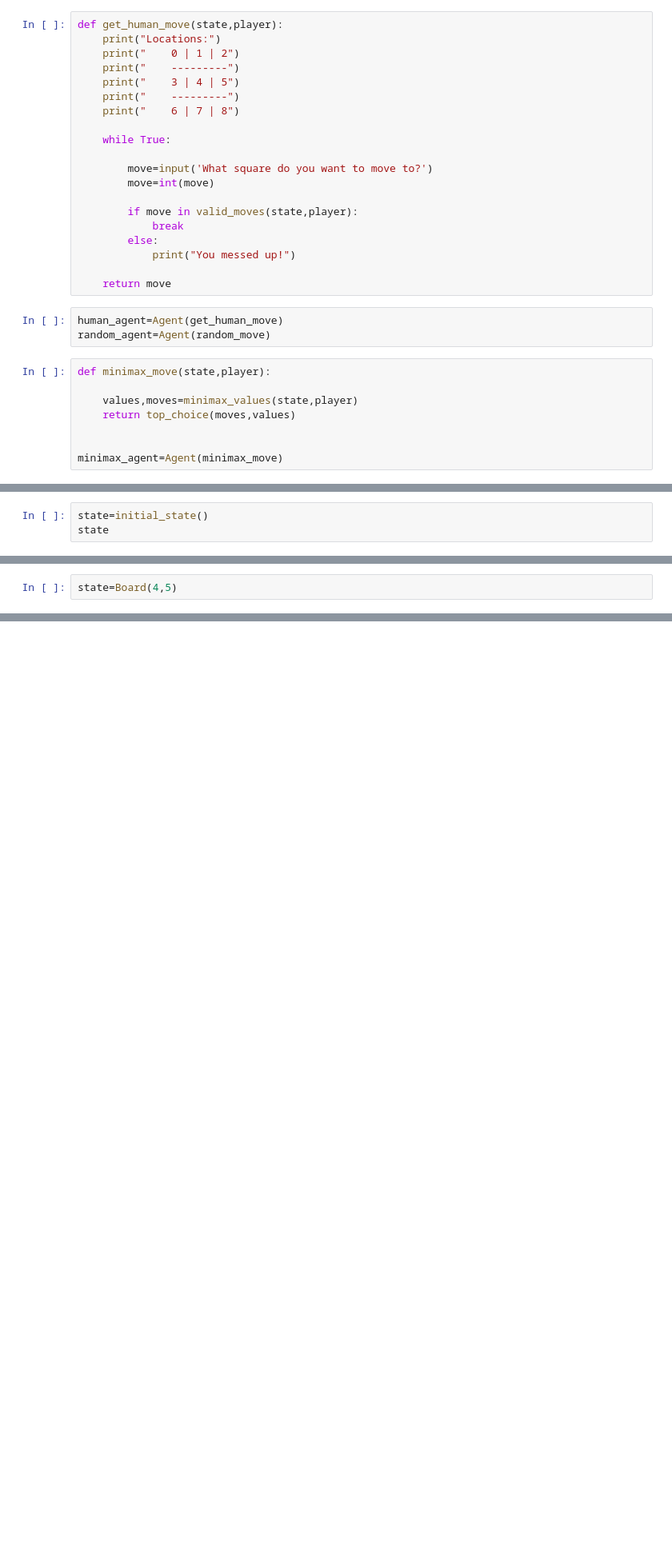
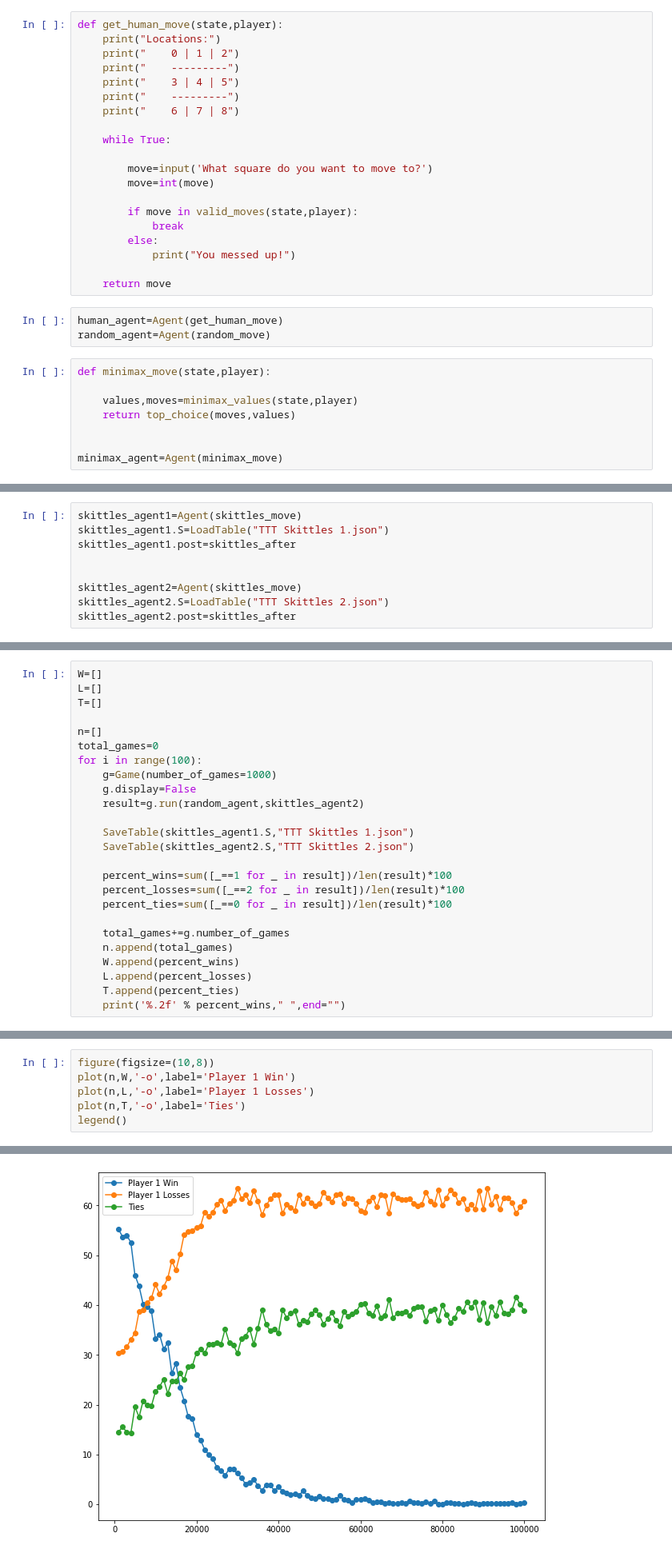
Before and after one commit to bblais/AI-and-Robotics-Fall-2019-Class-Notebooks, a Jupyter notebook: 2019-9-20 - TTT Minimax.ipynb, the cells around one changed output, grey strips where cells are left out. Shown: that part at 80% size. Drawn from its saved outputs; the diff is of its cells as text; blank space fills up the shorter version.

Commit message:
tic tac toe skittles agent

```diff
--- a/2019-9-20 - TTT Minimax.ipynb
+++ b/2019-9-20 - TTT Minimax.ipynb
@@ -216,3 +112,0 @@ g.run(random_agent,minimax_agent)
-# %%
-state=initial_state()
-state
@@ -243,2 +112,0 @@ values,moves
-# %%
-state=Board(4,5)
@@ -252,0 +149,9 @@ state.rc_from_index(13)
+# %%
+skittles_agent1=Agent(skittles_move)
+skittles_agent1.S=LoadTable("TTT Skittles 1.json")
+skittles_agent1.post=skittles_after
+
+
+skittles_agent2=Agent(skittles_move)
+skittles_agent2.S=LoadTable("TTT Skittles 2.json")
+skittles_agent2.post=skittles_after
@@ -252,0 +160,25 @@ state.rc_from_index(13)
+# %%
+W=[]
+L=[]
+T=[]
+
+n=[]
+total_games=0
+for i in range(100):
+    g=Game(number_of_games=1000)
+    g.display=False
+    result=g.run(random_agent,skittles_agent2)
+
+    SaveTable(skittles_agent1.S,"TTT Skittles 1.json")
+    SaveTable(skittles_agent2.S,"TTT Skittles 2.json")
+
+    percent_wins=sum([_==1 for _ in result])/len(result)*100
+    percent_losses=sum([_==2 for _ in result])/len(result)*100
+    percent_ties=sum([_==0 for _ in result])/len(result)*100
+
+    total_games+=g.number_of_games
+    n.append(total_games)
+    W.append(percent_wins)
+    L.append(percent_losses)
+    T.append(percent_ties)
+    print('%.2f' % percent_wins," ",end="")
@@ -252,0 +187,7 @@ state.rc_from_index(13)
+# %%
+figure(figsize=(10,8))
+plot(n,W,'-o',label='Player 1 Win')
+plot(n,L,'-o',label='Player 1 Losses')
+plot(n,T,'-o',label='Ties')
+legend()
+# %% [output]
@@ -252,0 +195 @@ state.rc_from_index(13)
+[figure, added]
```
Also changed, not shown: parts of 32 cells of this notebook, 4 other files.
